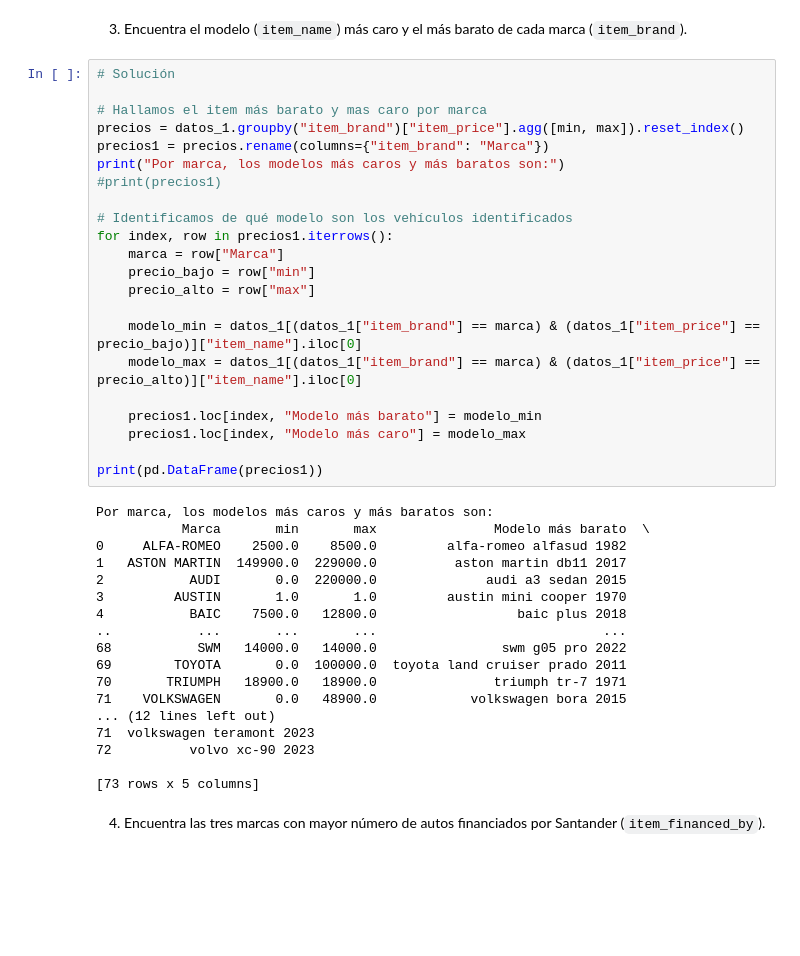
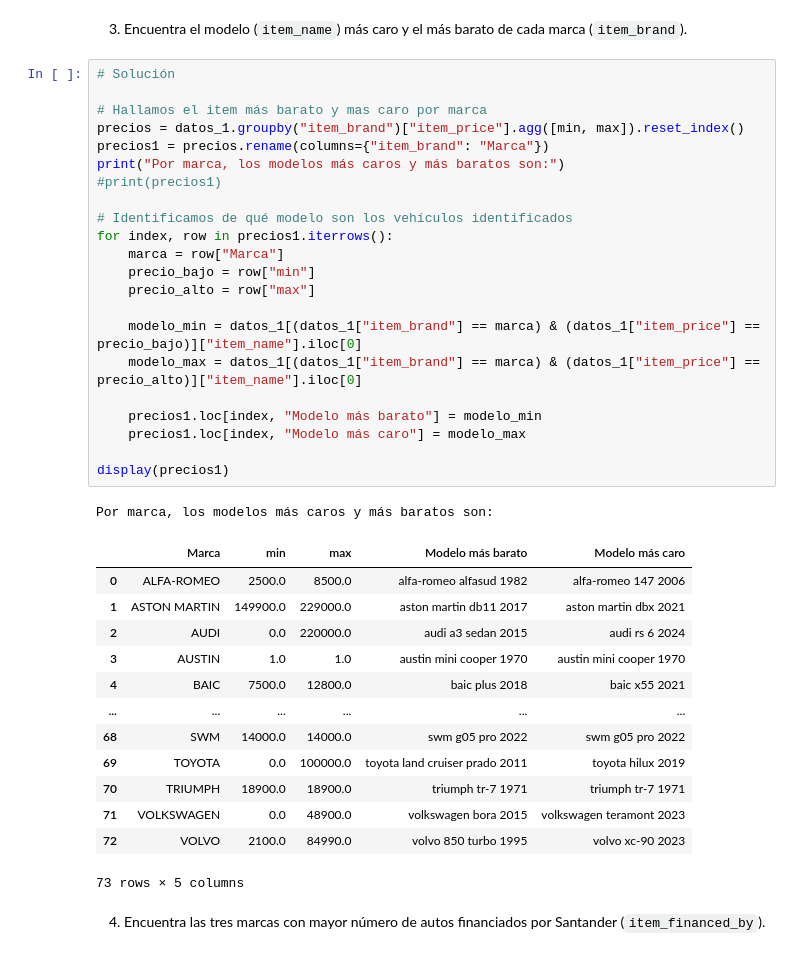
Before and after one commit to qlab-intro-python/tarea-4-3-torres-chipana-mamani, a Jupyter notebook: tarea_4_plantilla.ipynb, the cells around one changed output. Saved outputs shown, nothing was run; the diff lists cells and outputs as text; blank space fills up the shorter version.

```diff
--- a/tarea_4_plantilla.ipynb
+++ b/tarea_4_plantilla.ipynb
@@ -252,43 +249,40 @@ Hay 496 autos con más de 100 000 km, pero con precio inferior al promedio gener
 # %%
 # Solución
 
 # Hallamos el item más barato y mas caro por marca
 precios = datos_1.groupby("item_brand")["item_price"].agg([min, max]).reset_index()
 precios1 = precios.rename(columns={"item_brand": "Marca"})
 print("Por marca, los modelos más caros y más baratos son:")
 #print(precios1)
 
 # Identificamos de qué modelo son los vehículos identificados
 for index, row in precios1.iterrows():
     marca = row["Marca"]
     precio_bajo = row["min"]
     precio_alto = row["max"]
 
     modelo_min = datos_1[(datos_1["item_brand"] == marca) & (datos_1["item_price"] == precio_bajo)]["item_name"].iloc[0]
     modelo_max = datos_1[(datos_1["item_brand"] == marca) & (datos_1["item_price"] == precio_alto)]["item_name"].iloc[0]
 
     precios1.loc[index, "Modelo más barato"] = modelo_min
     precios1.loc[index, "Modelo más caro"] = modelo_max
 
-print(pd.DataFrame(precios1))
+display(precios1)
 # %% [output]
 Por marca, los modelos más caros y más baratos son:
-           Marca       min       max               Modelo más barato  \
-0     ALFA-ROMEO    2500.0    8500.0         alfa-romeo alfasud 1982
-1   ASTON MARTIN  149900.0  229000.0          aston martin db11 2017
-2           AUDI       0.0  220000.0              audi a3 sedan 2015
-3         AUSTIN       1.0       1.0         austin mini cooper 1970
-4           BAIC    7500.0   12800.0                  baic plus 2018
-..           ...       ...       ...                             ...
-68           SWM   14000.0   14000.0                swm g05 pro 2022
-69        TOYOTA       0.0  100000.0  toyota land cruiser prado 2011
-70       TRIUMPH   18900.0   18900.0               triumph tr-7 1971
-71    VOLKSWAGEN       0.0   48900.0            volkswagen bora 2015
-... (12 lines left out)
-71  volkswagen teramont 2023
-72          volvo xc-90 2023
-
-[73 rows x 5 columns]
+|  | Marca | min | max | Modelo más barato | Modelo más caro |
+| 0 | ALFA-ROMEO | 2500.0 | 8500.0 | alfa-romeo alfasud 1982 | alfa-romeo 147 2006 |
+| 1 | ASTON MARTIN | 149900.0 | 229000.0 | aston martin db11 2017 | aston martin dbx 2021 |
+| 2 | AUDI | 0.0 | 220000.0 | audi a3 sedan 2015 | audi rs 6 2024 |
+| 3 | AUSTIN | 1.0 | 1.0 | austin mini cooper 1970 | austin mini cooper 1970 |
+| 4 | BAIC | 7500.0 | 12800.0 | baic plus 2018 | baic x55 2021 |
+| ... | ... | ... | ... | ... | ... |
+| 68 | SWM | 14000.0 | 14000.0 | swm g05 pro 2022 | swm g05 pro 2022 |
+| 69 | TOYOTA | 0.0 | 100000.0 | toyota land cruiser prado 2011 | toyota hilux 2019 |
+| 70 | TRIUMPH | 18900.0 | 18900.0 | triumph tr-7 1971 | triumph tr-7 1971 |
+| 71 | VOLKSWAGEN | 0.0 | 48900.0 | volkswagen bora 2015 | volkswagen teramont 2023 |
+| 72 | VOLVO | 2100.0 | 84990.0 | volvo 850 turbo 1995 | volvo xc-90 2023 |
+73 rows × 5 columns
 # %% [markdown]
 4. Encuentra las tres marcas con mayor número de autos financiados por Santander (`item_financed_by`).
 # %%
```
Also changed, not shown: parts of 13 cells of this notebook.
